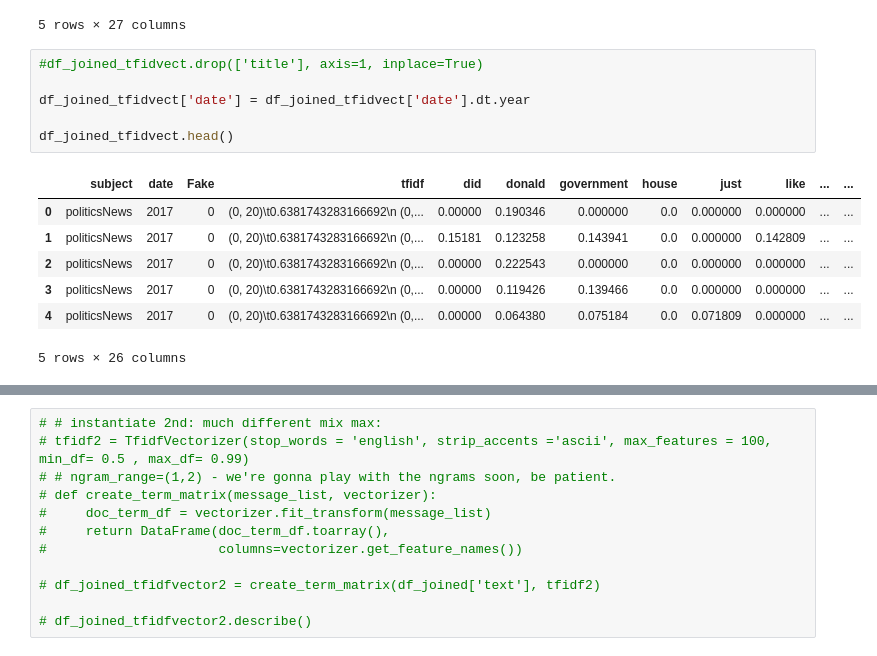
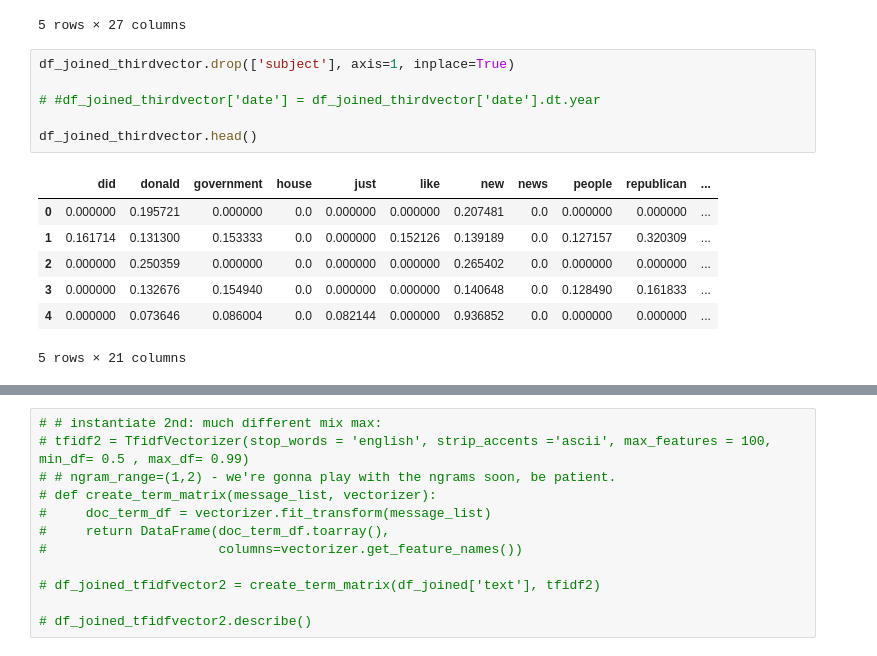
Before and after one commit to StephenSpicer/News_Parsing_DS23_unit02, a Jupyter notebook: unit02/secondworkup.ipynb, the cells around one changed output, grey strips where cells are left out. Cells and saved outputs as stored; diff of their text form.

```diff
--- a/unit02/secondworkup.ipynb
+++ b/unit02/secondworkup.ipynb
@@ -281,16 +284,16 @@ df_joined_tfidvect.head()
 | 4 | Exclusive: U.S. memo weakens guid... | politicsNews | 2017-12-23 | 0 | (0, 20)\t0.6381743283166692\n (0,... | 0.00000 | 0.064380 | 0.075184 | 0.0 | 0.071809 | ... | ... |
 5 rows × 27 columns
 # %%
-#df_joined_tfidvect.drop(['title'], axis=1, inplace=True)
+df_joined_thirdvector.drop(['subject'], axis=1, inplace=True)
 
-df_joined_tfidvect['date'] = df_joined_tfidvect['date'].dt.year
+# #df_joined_thirdvector['date'] = df_joined_thirdvector['date'].dt.year
 
-df_joined_tfidvect.head()
+df_joined_thirdvector.head()
 # %% [output]
-|  | subject | date | Fake | tfidf | did | donald | government | house | just | like | ... | ... |
-| 0 | politicsNews | 2017 | 0 | (0, 20)\t0.6381743283166692\n (0,... | 0.00000 | 0.190346 | 0.000000 | 0.0 | 0.000000 | 0.000000 | ... | ... |
-| 1 | politicsNews | 2017 | 0 | (0, 20)\t0.6381743283166692\n (0,... | 0.15181 | 0.123258 | 0.143941 | 0.0 | 0.000000 | 0.142809 | ... | ... |
-| 2 | politicsNews | 2017 | 0 | (0, 20)\t0.6381743283166692\n (0,... | 0.00000 | 0.222543 | 0.000000 | 0.0 | 0.000000 | 0.000000 | ... | ... |
-| 3 | politicsNews | 2017 | 0 | (0, 20)\t0.6381743283166692\n (0,... | 0.00000 | 0.119426 | 0.139466 | 0.0 | 0.000000 | 0.000000 | ... | ... |
-| 4 | politicsNews | 2017 | 0 | (0, 20)\t0.6381743283166692\n (0,... | 0.00000 | 0.064380 | 0.075184 | 0.0 | 0.071809 | 0.000000 | ... | ... |
+|  | did | donald | government | house | just | like | new | news | people | republican | ... |
+| 0 | 0.000000 | 0.195721 | 0.000000 | 0.0 | 0.000000 | 0.000000 | 0.207481 | 0.0 | 0.000000 | 0.000000 | ... |
+| 1 | 0.161714 | 0.131300 | 0.153333 | 0.0 | 0.000000 | 0.152126 | 0.139189 | 0.0 | 0.127157 | 0.320309 | ... |
+| 2 | 0.000000 | 0.250359 | 0.000000 | 0.0 | 0.000000 | 0.000000 | 0.265402 | 0.0 | 0.000000 | 0.000000 | ... |
+| 3 | 0.000000 | 0.132676 | 0.154940 | 0.0 | 0.000000 | 0.000000 | 0.140648 | 0.0 | 0.128490 | 0.161833 | ... |
+| 4 | 0.000000 | 0.073646 | 0.086004 | 0.0 | 0.082144 | 0.000000 | 0.936852 | 0.0 | 0.000000 | 0.000000 | ... |
-5 rows × 26 columns
+5 rows × 21 columns
```
Also changed, not shown: parts of 19 cells of this notebook, 1 other file.
